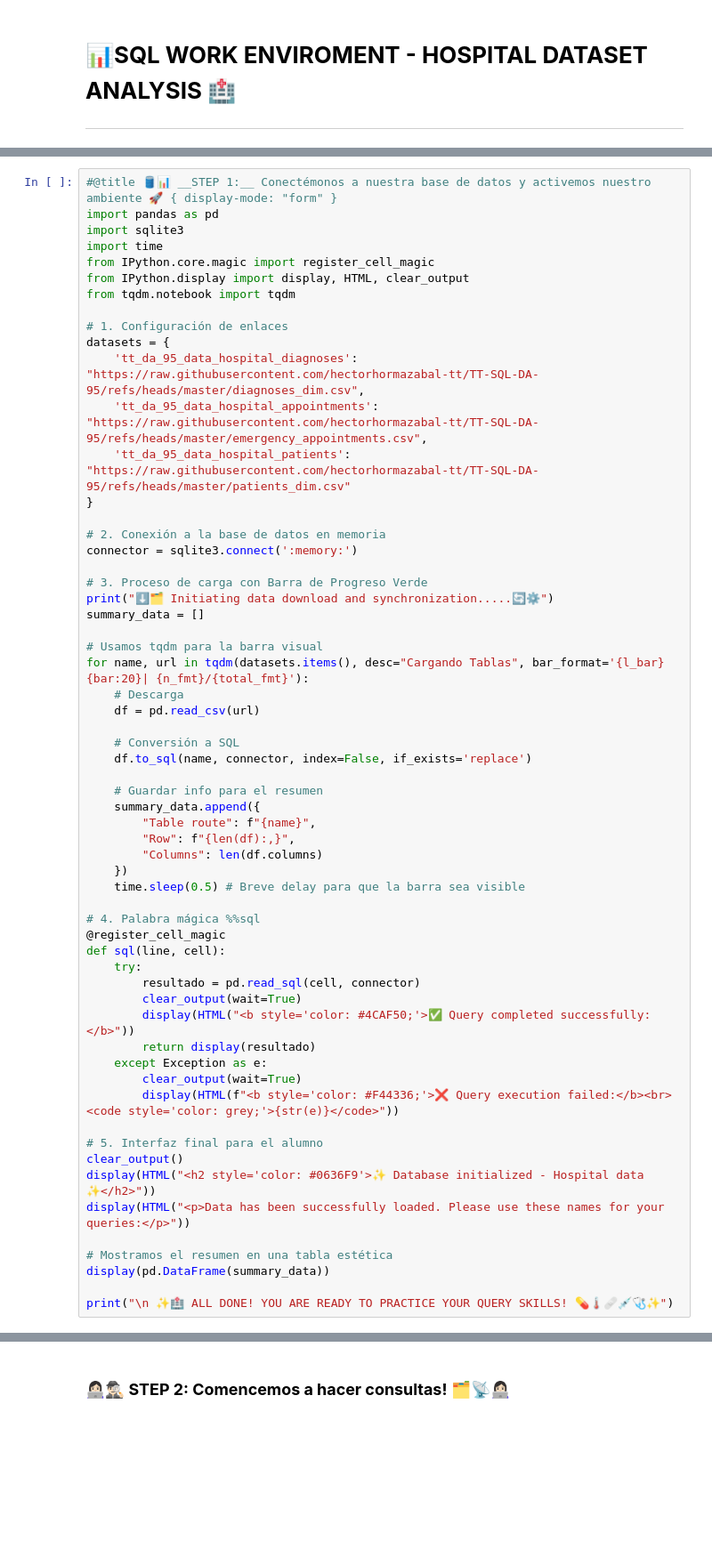
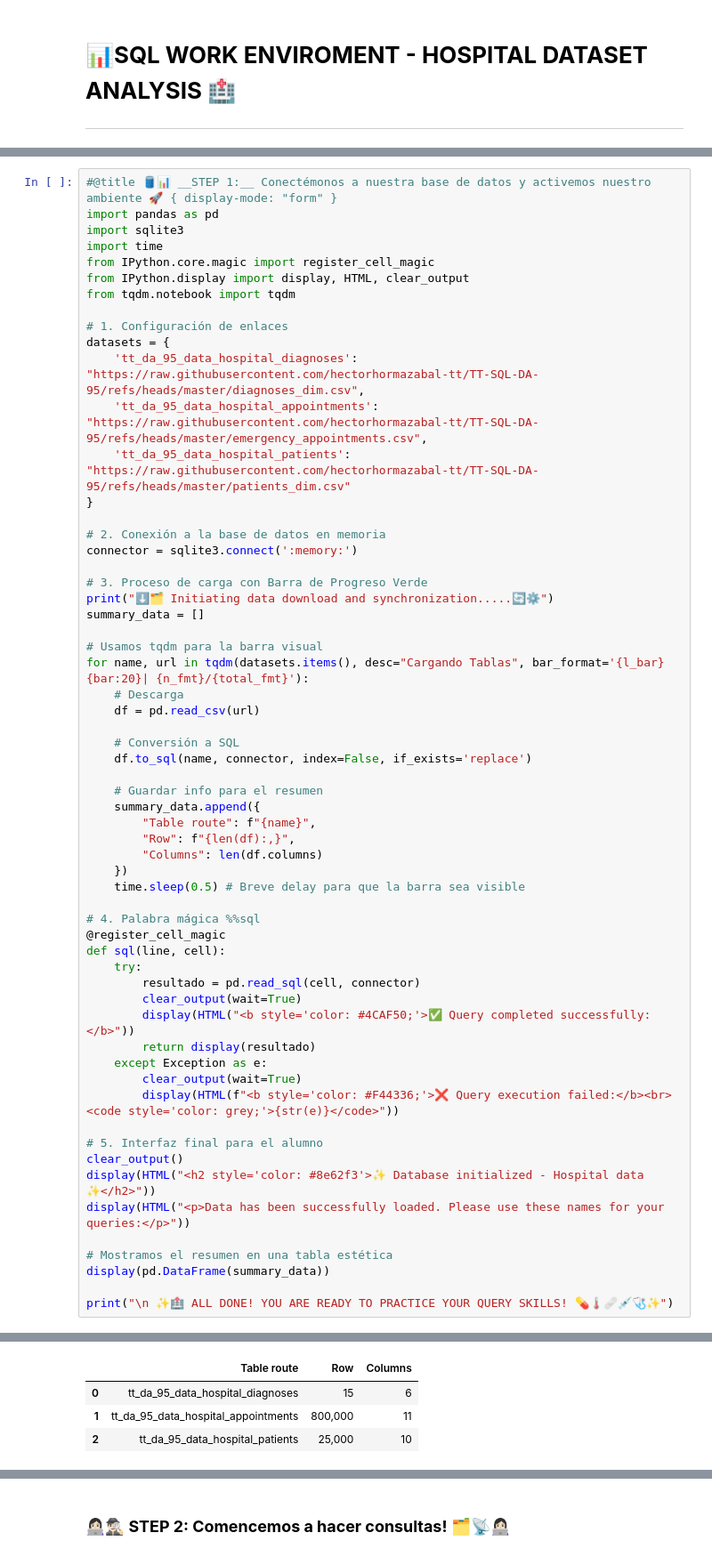
Before and after one commit to hectorhormazabal-tt/TT-SQL-DA-95, a Jupyter notebook: TT_DA_95_SPRINT_3_SQL_WORK_ENVIROMENT.ipynb, the cells around one changed output, grey strips where cells are left out. Shown at 89% size. Saved outputs shown, nothing was run; the diff lists cells and outputs as text; blank space fills up the shorter version.

```diff
--- a/TT_DA_95_SPRINT_3_SQL_WORK_ENVIROMENT.ipynb
+++ b/TT_DA_95_SPRINT_3_SQL_WORK_ENVIROMENT.ipynb
@@ -105,10 +105,11 @@ def sql(line, cell):
 
 # 5. Interfaz final para el alumno
 clear_output()
-display(HTML("<h2 style='color: #0636F9'>✨ Database initialized - Hospital data ✨</h2>"))
+display(HTML("<h2 style='color: #8e62f3'>✨ Database initialized - Hospital data ✨</h2>"))
 display(HTML("<p>Data has been successfully loaded. Please use these names for your queries:</p>"))
 
 # Mostramos el resumen en una tabla estética
 display(pd.DataFrame(summary_data))
 
 print("\n ✨🏥 ALL DONE! YOU ARE READY TO PRACTICE YOUR QUERY SKILLS! 💊🌡️🩹💉🩺✨")
+# %% [output]
@@ -114,0 +118,4 @@ print("\n ✨🏥 ALL DONE! YOU ARE READY TO PRACTICE YOUR QUERY SKILLS! 💊
+|  | Table route | Row | Columns |
+| 0 | tt_da_95_data_hospital_diagnoses | 15 | 6 |
+| 1 | tt_da_95_data_hospital_appointments | 800,000 | 11 |
+| 2 | tt_da_95_data_hospital_patients | 25,000 | 10 |
```
Also changed, not shown: parts of 58 cells of this notebook.
